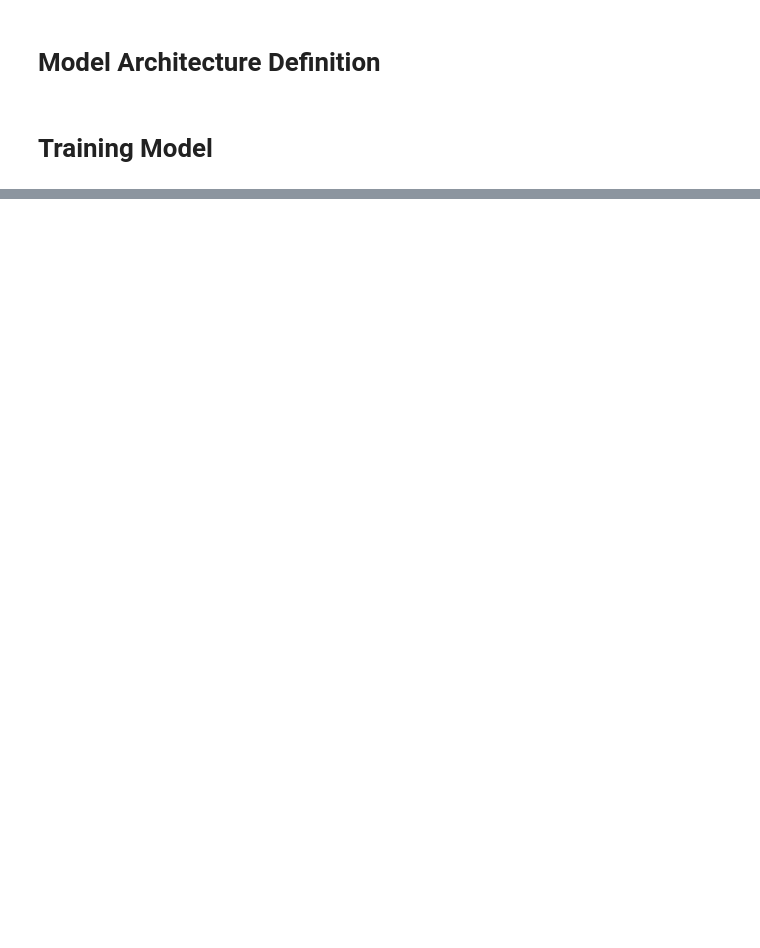
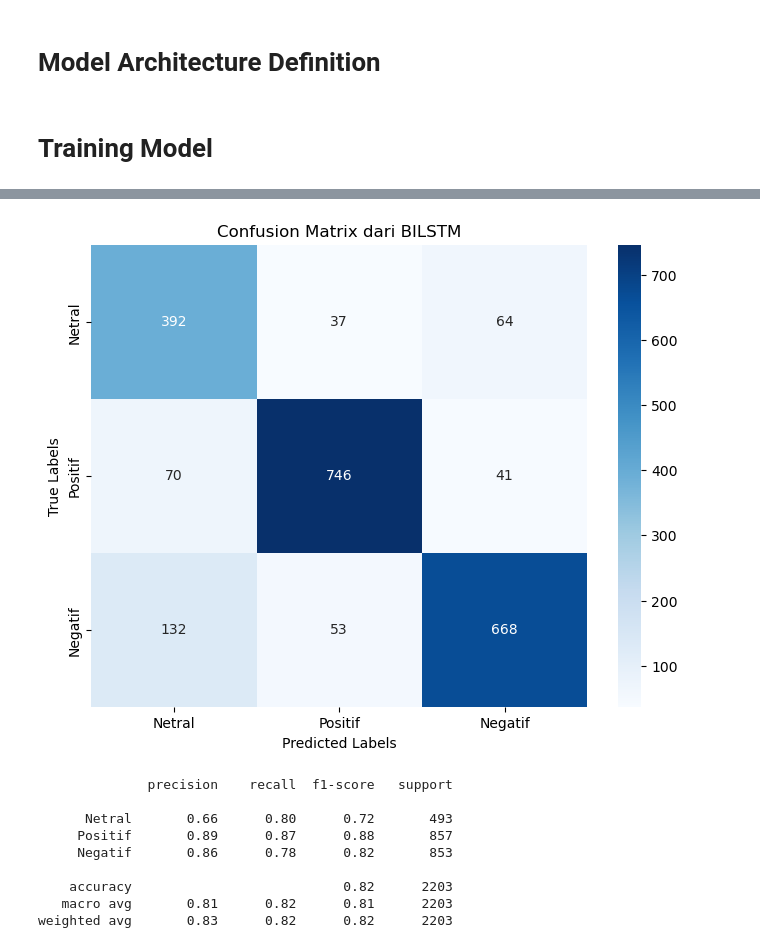
Before and after one commit to amongnikol/analisis_sentimen_prabowo, a Jupyter notebook: prabowo_LSTM.ipynb, the cells around one changed output, grey strips where cells are left out. Drawn from its saved outputs; the diff is of its cells as text; code cells hidden in the pictures; blank space fills up the shorter version.

```diff
--- a/prabowo_LSTM.ipynb
+++ b/prabowo_LSTM.ipynb
@@ -552,0 +597,25 @@ weighted avg       0.84      0.84      0.84      2203
+# %%
+from keras.models import load_model
+from sklearn.metrics import confusion_matrix, classification_report
+import seaborn as sns
+import matplotlib.pyplot as plt
+import numpy as np
+
+best_model_BILSTM = load_model("models/best_model_BILSTM.h5")
+
+y_pred_probs = best_model_BILSTM.predict(X_test)
+y_pred = np.argmax(y_pred_probs, axis=1)
+
+cm = confusion_matrix(y_test, y_pred)
+class_names = ['Netral', 'Positif', 'Negatif']
+
+plt.figure(figsize=(8, 6))
+sns.heatmap(cm, annot=True, fmt='d', cmap='Blues',
+            xticklabels=class_names, yticklabels=class_names)
+plt.xlabel('Predicted Labels')
+plt.ylabel('True Labels')
+plt.title('Confusion Matrix dari BILSTM')
+plt.show()
+
+print(classification_report(y_test, y_pred, target_names=class_names))
+# %% [output]
@@ -553,2 +623,12 @@ weighted avg       0.84      0.84      0.84      2203
+[figure, added]
+              precision    recall  f1-score   support
+
+      Netral       0.66      0.80      0.72       493
+     Positif       0.89      0.87      0.88       857
+     Negatif       0.86      0.78      0.82       853
+
+    accuracy                           0.82      2203
+   macro avg       0.81      0.82      0.81      2203
+weighted avg       0.83      0.82      0.82      2203
 # %%
 label_map = {0: "Netral", 1: "Positif", 2: "Negatif"}
```
Also changed, not shown: parts of 20 cells of this notebook, 8 other files.
